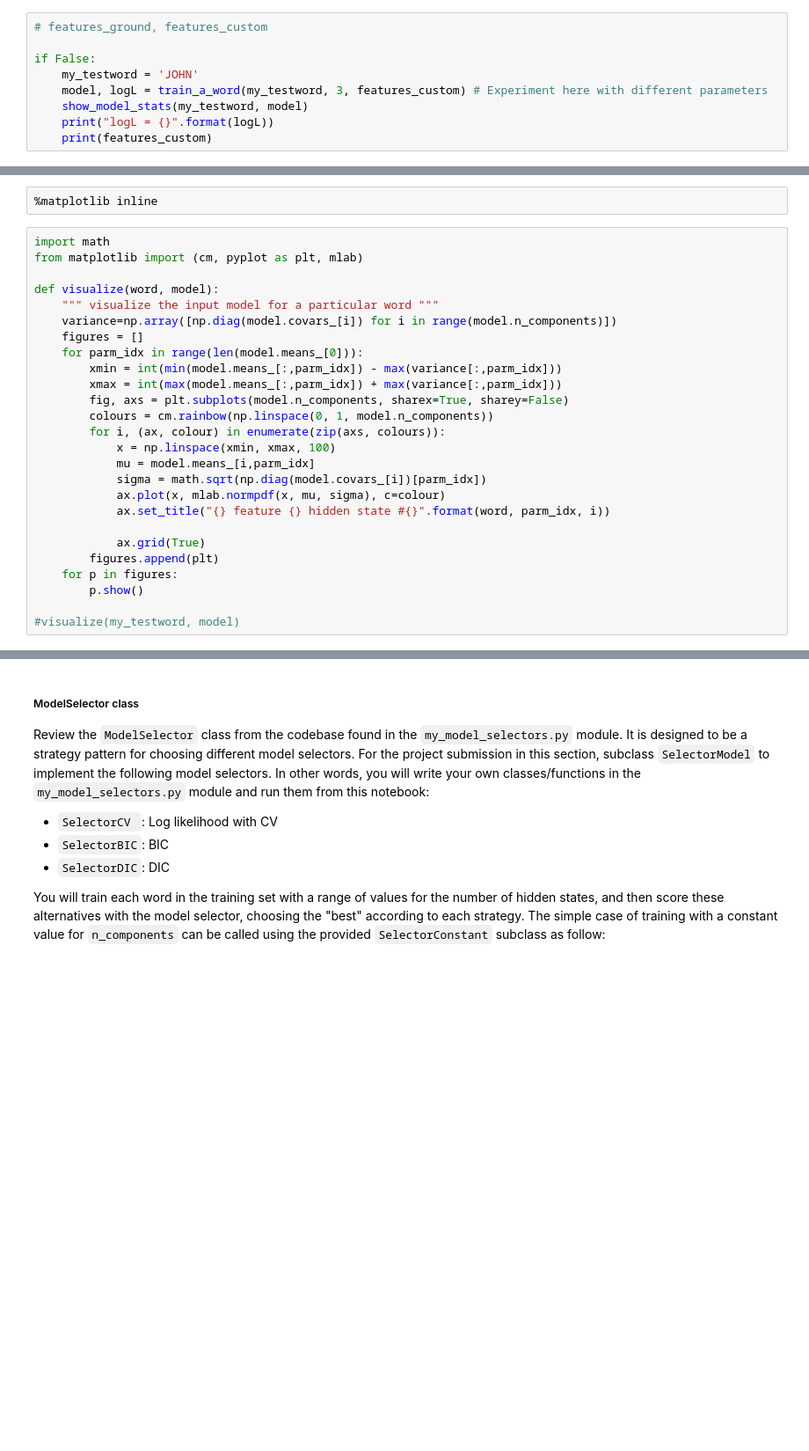
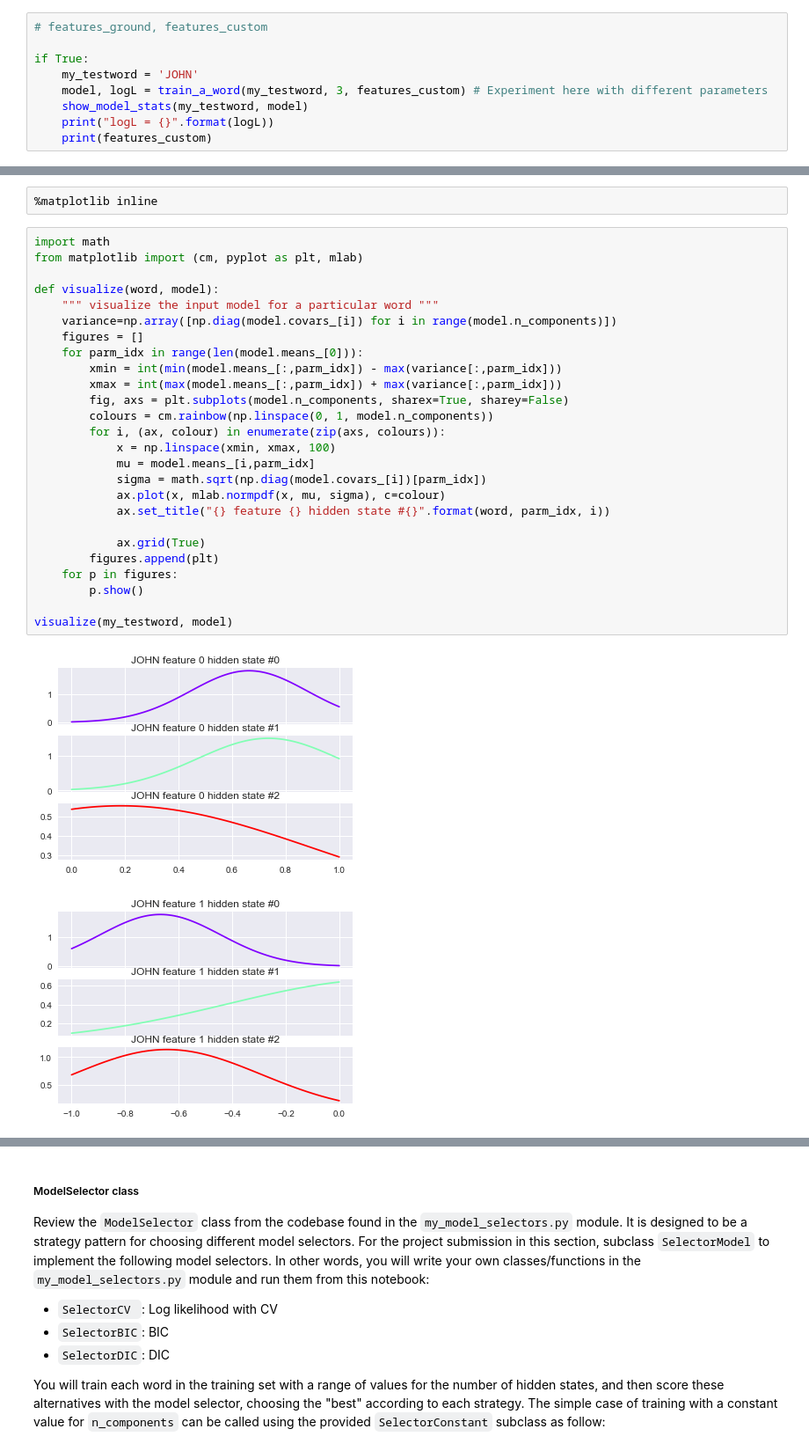
Before and after one commit to marianokamp/AIND-Recognizer, a Jupyter notebook: asl_recognizer.ipynb, the cells around one changed output, grey strips where cells are left out. Shown at 88% size. Drawn from its saved outputs; the diff is of its cells as text; blank space fills up the shorter version.

```diff
--- a/asl_recognizer.ipynb
+++ b/asl_recognizer.ipynb
@@ -418,7 +415,7 @@ Experiment by changing the feature set, word, and/or num_hidden_states values in
 # %%
 # features_ground, features_custom
 
-if False:
+if True:
     my_testword = 'JOHN'
     model, logL = train_a_word(my_testword, 3, features_custom) # Experiment here with different parameters
     show_model_stats(my_testword, model)
@@ -432,26 +445,29 @@ We can plot the means and variances for each state and feature.  Try varying the
 # %%
 import math
 from matplotlib import (cm, pyplot as plt, mlab)
 
 def visualize(word, model):
     """ visualize the input model for a particular word """
     variance=np.array([np.diag(model.covars_[i]) for i in range(model.n_components)])
     figures = []
     for parm_idx in range(len(model.means_[0])):
         xmin = int(min(model.means_[:,parm_idx]) - max(variance[:,parm_idx]))
         xmax = int(max(model.means_[:,parm_idx]) + max(variance[:,parm_idx]))
         fig, axs = plt.subplots(model.n_components, sharex=True, sharey=False)
         colours = cm.rainbow(np.linspace(0, 1, model.n_components))
         for i, (ax, colour) in enumerate(zip(axs, colours)):
             x = np.linspace(xmin, xmax, 100)
             mu = model.means_[i,parm_idx]
             sigma = math.sqrt(np.diag(model.covars_[i])[parm_idx])
             ax.plot(x, mlab.normpdf(x, mu, sigma), c=colour)
             ax.set_title("{} feature {} hidden state #{}".format(word, parm_idx, i))
 
             ax.grid(True)
         figures.append(plt)
     for p in figures:
         p.show()
 
-#visualize(my_testword, model)
+visualize(my_testword, model)
+# %% [output]
+[figure, added]
+[figure, added]
```
Also changed, not shown: parts of 30 cells of this notebook, 6 other files.
